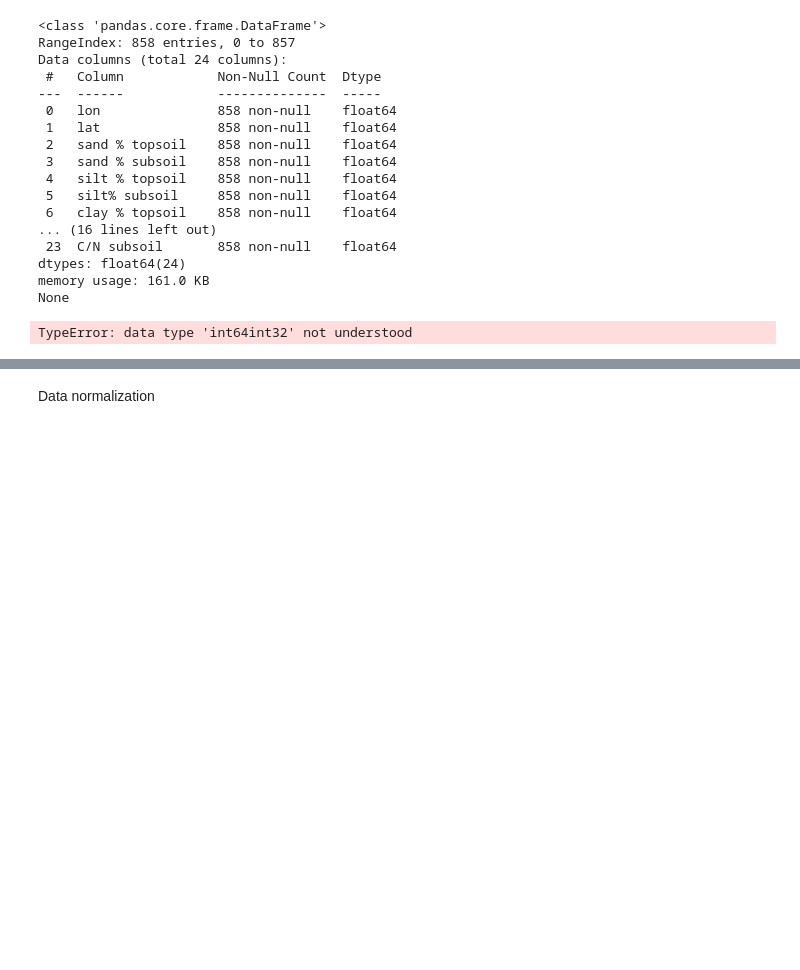
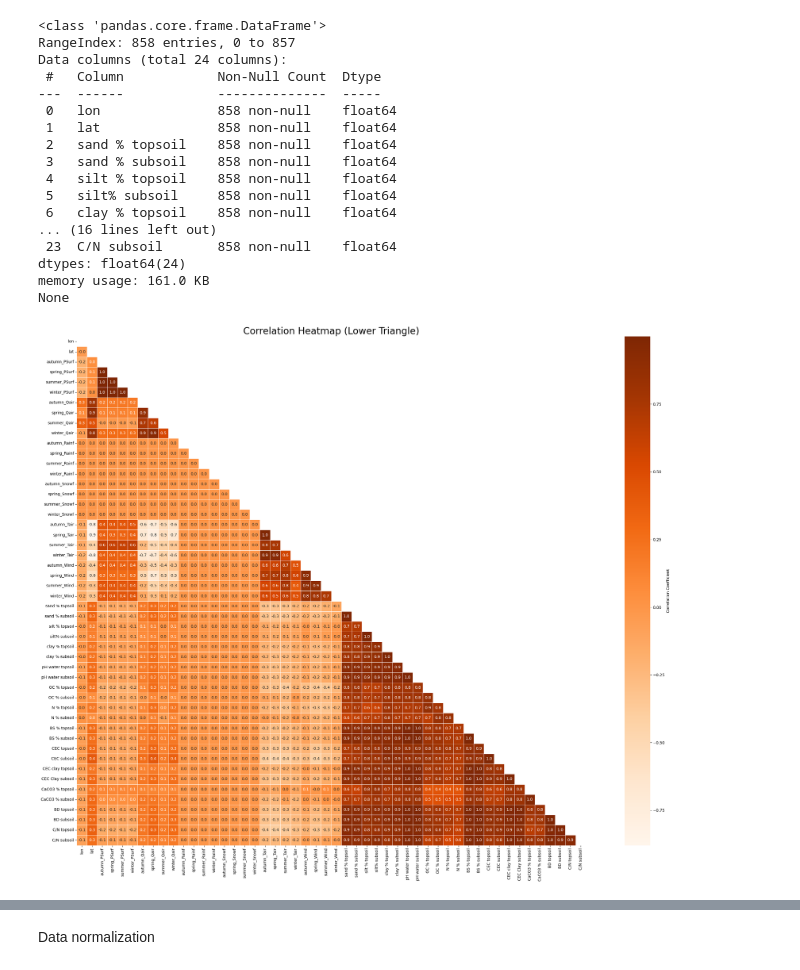
Before and after one commit to rahilGhamraci/Data-Mining-Project, a Jupyter notebook: part 1.ipynb, the cells around one changed output, grey strips where cells are left out. Drawn from its saved outputs; the diff is of its cells as text; code cells hidden in the pictures; blank space fills up the shorter version.

```diff
--- a/part 1.ipynb
+++ b/part 1.ipynb
@@ -1311,28 +1311,44 @@ None
 # %%
 import seaborn as sns
 import matplotlib.pyplot as plt
+import numpy as np
 
-
-numeric_data = final_merged_data.select_dtypes(include=['float32', 'float64', 'int64' 'int32'])
+# Select numeric columns from the original dataframe
+numeric_data = final_merged_data.select_dtypes(include=['float64', 'int64', 'float32', 'int32'])
 
 
 correlation_matrix = numeric_data.corr()
 
-custom_palette = sns.color_palette("Blues", as_cmap=True)
+correlation_matrix = correlation_matrix.fillna(0)
 
 
-plt.figure(figsize=(12, 8))
+mask = np.triu(np.ones_like(correlation_matrix, dtype=bool))
+
+
+custom_palette = sns.color_palette("Oranges", as_cmap=True)
+
+
+plt.figure(figsize=(28, 20))
 sns.heatmap(
     correlation_matrix,
     annot=True,
-    fmt=".2f",
+    fmt=".1f",
     cmap=custom_palette,
-    cbar_kws={'label': 'Correlation Coefficient'}
+    cbar_kws={'label': 'Correlation Coefficient'},
+    annot_kws={'size': 10},
+    square=True,
+    linewidths=0.5,
+    mask=mask,
 )
-plt.title("Correlation Heatmap", fontsize=16)
+
+plt.xticks(rotation=90, ha='center', fontsize=10)
+plt.yticks(rotation=0, ha='right', fontsize=10)
+
+plt.title("Correlation Heatmap (Lower Triangle)", fontsize=24)
+plt.tight_layout()
 plt.show()
 # %% [output]
-TypeError: data type 'int64int32' not understood
+[figure, added]
 # %%
 reduced_correlation_rm_df = data_reduction_v_h(final_merged_data,'Correlation-Based Removal')
 print(reduced_correlation_rm_df.info())
```
Also changed, not shown: parts of 6 cells of this notebook.
